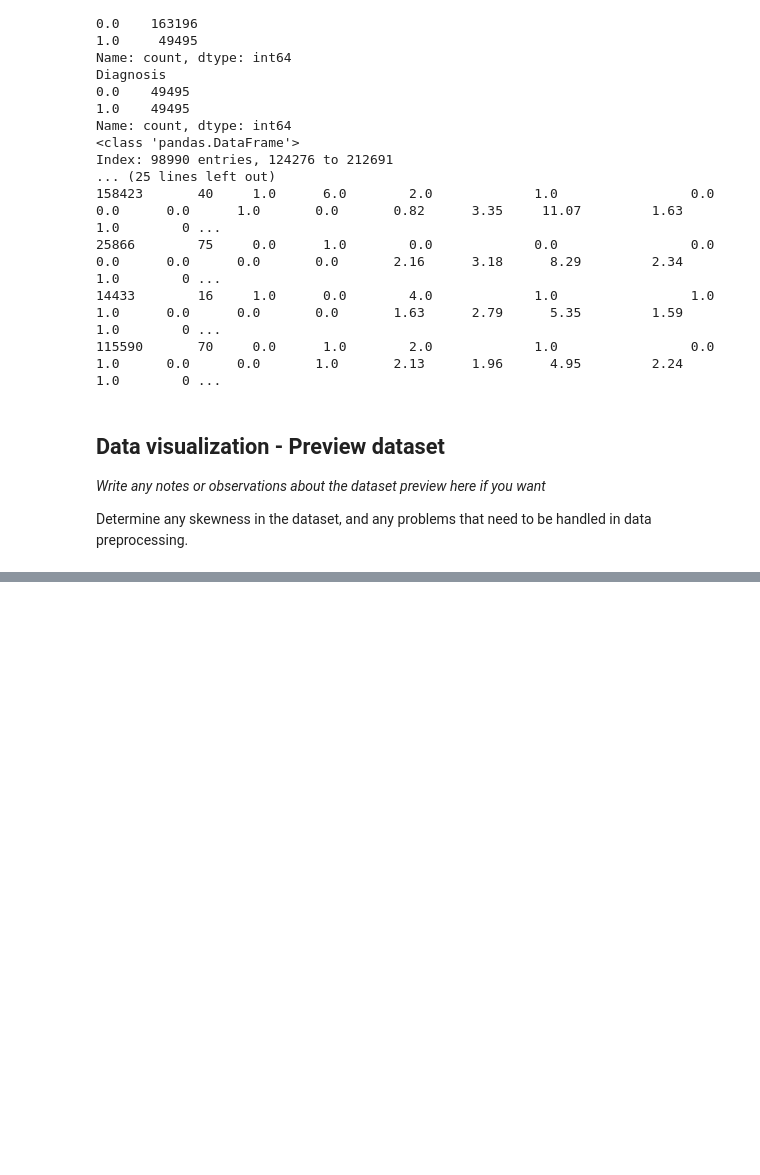
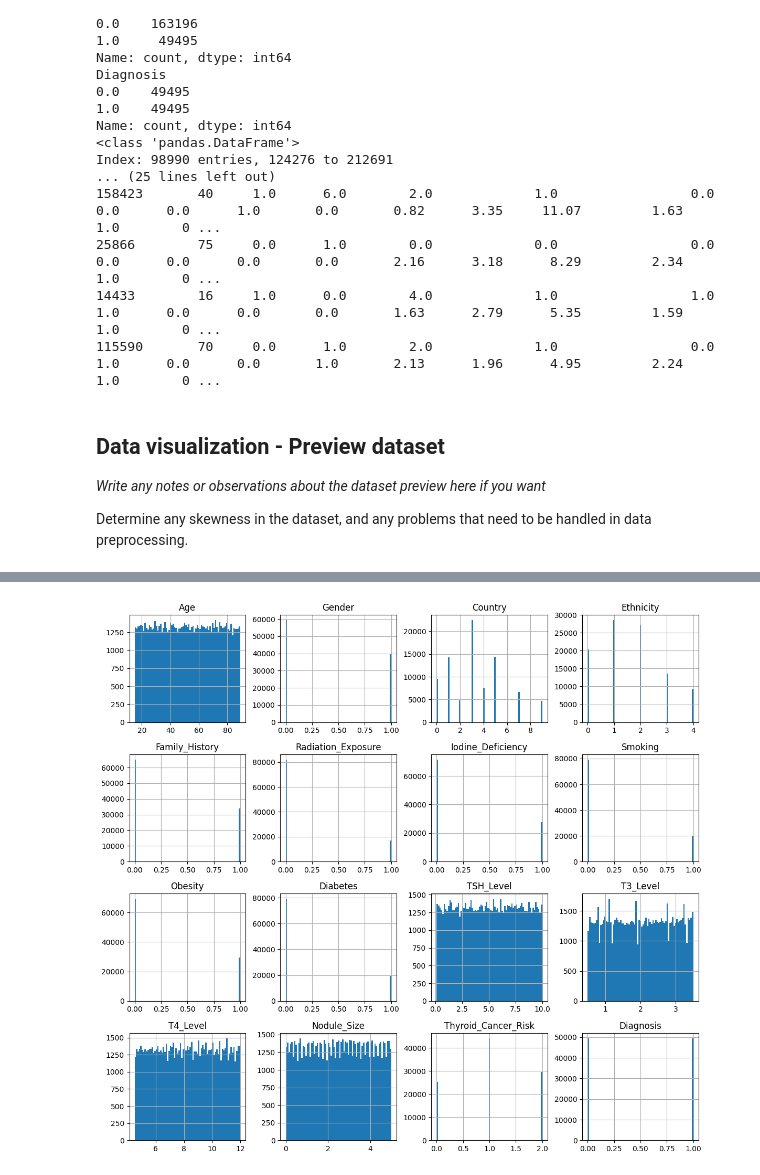
Before and after one commit to gentleman644/foxtrot-thyroid-cancer-prediction, a Jupyter notebook: Project_01_Foxtrot.ipynb, the cells around one changed output, grey strips where cells are left out. Saved outputs shown, nothing was run; the diff lists cells and outputs as text; code cells hidden in the pictures; blank space fills up the shorter version.

```diff
--- a/Project_01_Foxtrot.ipynb
+++ b/Project_01_Foxtrot.ipynb
@@ -187,3 +197,29 @@ Determine any skewness in the dataset, and any problems that need to be handled
+# %%
+# Graphical: Preview dataset 2
+from pandas.plotting import scatter_matrix
+attributes = []
+for col in dataset.columns:
+    attributes.append(col)
+# %%
+# scatter_matrix(dataset[attributes], alpha=0.9, figsize=(17, 15), diagonal='hist')
+
+# Part 4: Data graphs
+
+# Graphical: Preview dataset 1
+import matplotlib.pyplot as plt
+
+dataset.hist(bins=75, figsize=(14, 13))
+plt.show()
+
+# Graphical: Preview dataset 2
+from pandas.plotting import scatter_matrix
+attributes = []
+for col in dataset.columns:
+    attributes.append(col)
+# scatter matrix takes a long time to run so commented out for now
+# scatter_matrix(dataset[attributes], alpha=0.9, figsize=(17, 15), diagonal='kde')
+# %% [output]
+[figure, added]
 # %%
 # cell 8 - scatter plots:
 # The scatterplots show the correlation between the 6 previously shown features
```
Also changed, not shown: parts of 6 cells of this notebook.
